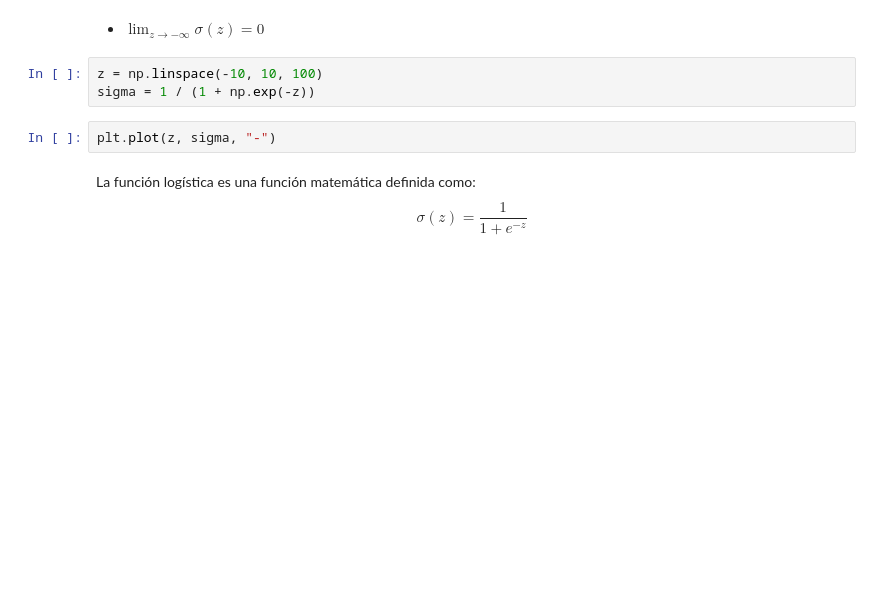
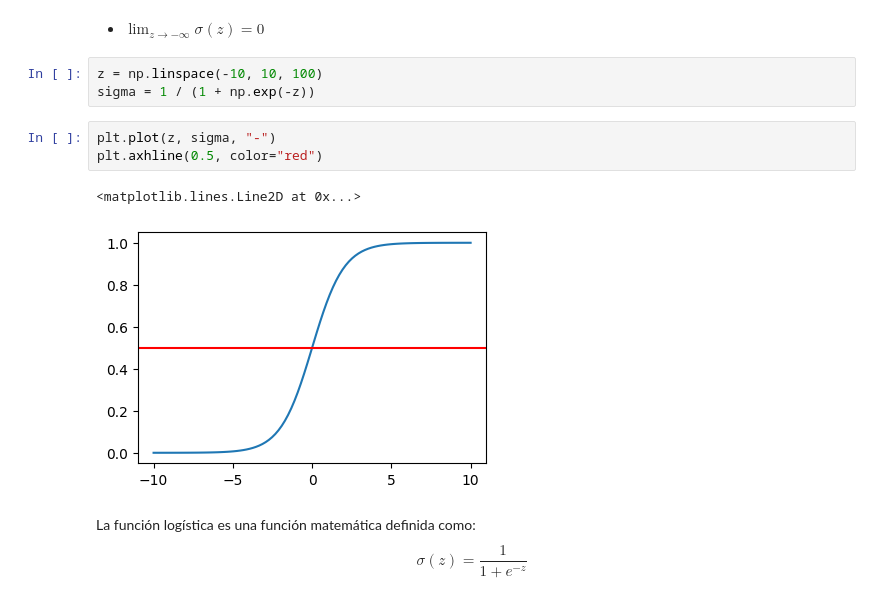
Before and after one commit to poacosta/ml_esesa_2024, a Jupyter notebook: 04.classification.ipynb, the cells around one changed output. Drawn from its saved outputs; the diff is of its cells as text; blank space fills up the shorter version.

```diff
--- a/04.classification.ipynb
+++ b/04.classification.ipynb
@@ -397,6 +727,10 @@ z = np.linspace(-10, 10, 100)
 sigma = 1 / (1 + np.exp(-z))
 # %%
 plt.plot(z, sigma, "-")
+plt.axhline(0.5, color="red")
+# %% [output]
+<matplotlib.lines.Line2D at 0x...>
+[figure, added]
 # %% [markdown]
 La función logística es una función matemática definida como:
 $$\sigma(z)=\frac{1}{1 + e^{-z}}$$
```
Also changed, not shown: parts of 107 cells of this notebook.
